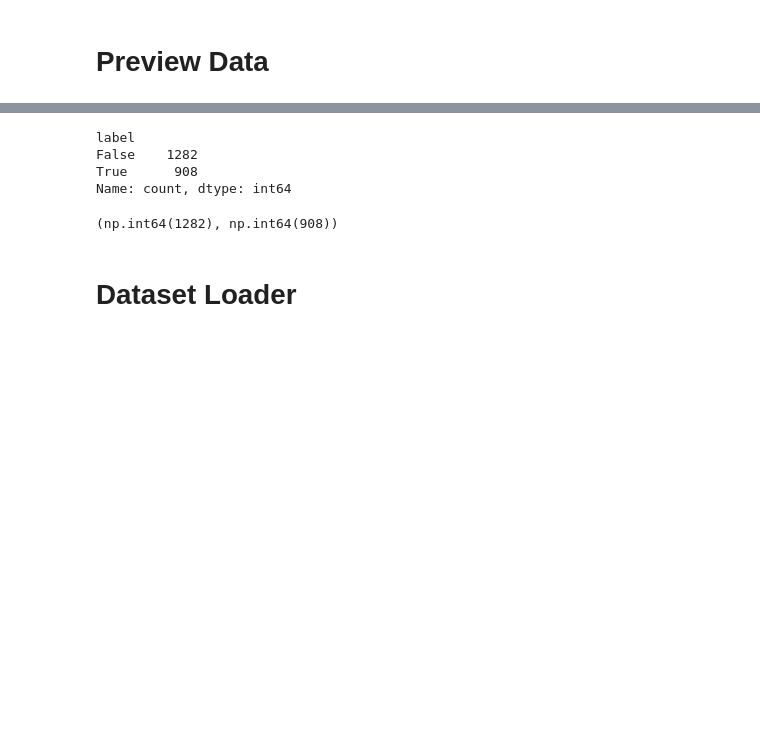
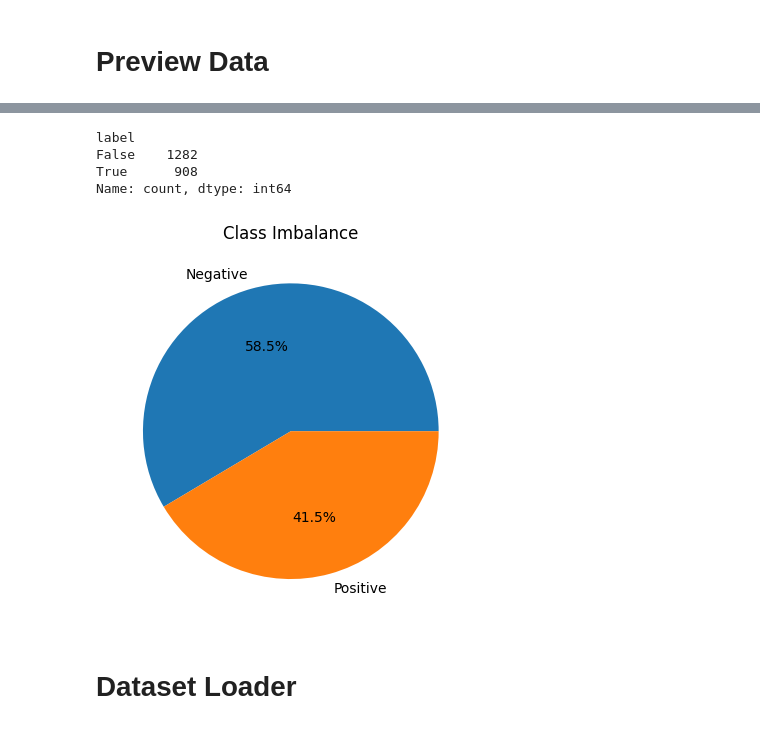
Before and after one commit to safarzadehsbeengood/cpsc483-project, a Jupyter notebook: project.ipynb, the cells around one changed output, grey strips where cells are left out. Drawn from its saved outputs; the diff is of its cells as text; code cells hidden in the pictures; blank space fills up the shorter version.

```diff
--- a/project.ipynb
+++ b/project.ipynb
@@ -263,14 +92,17 @@ plt.show()
 # %%
 # get class imbalance
 print(df['label'].value_counts())
 num_neg = df['label'].value_counts()[False]
 num_pos = df['label'].value_counts()[True]
-num_neg, num_pos
+
+plt.pie([num_neg, num_pos], labels=['Negative', 'Positive'], autopct='%1.1f%%')
+plt.title('Class Imbalance')
+plt.show()
 # %% [output]
 label
 False    1282
 True      908
 Name: count, dtype: int64
-(np.int64(1282), np.int64(908))
+[figure, added]
 # %% [markdown]
 # Dataset Loader
```
Also changed, not shown: parts of 18 cells of this notebook, 1 other file.
